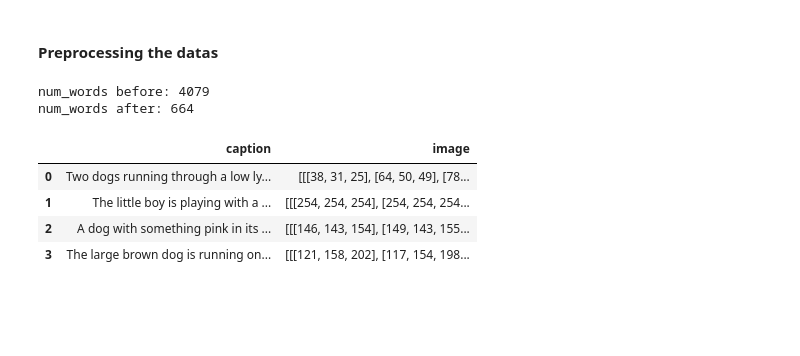
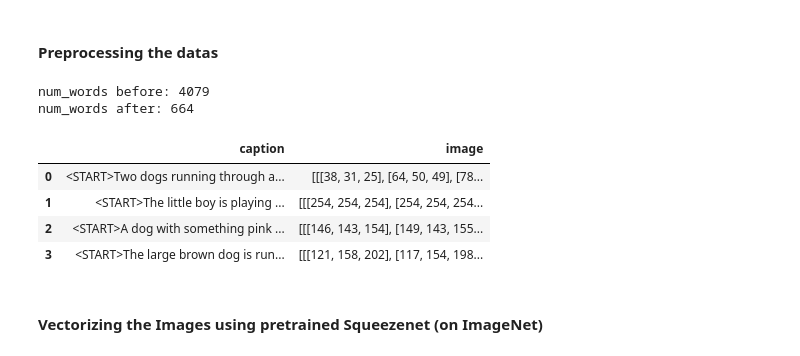
Before and after one commit to AminAlam/Image-Captioner, a Jupyter notebook: Image_Captioner.ipynb, the cells around one changed output. Drawn from its saved outputs; the diff is of its cells as text; code cells hidden in the pictures; blank space fills up the shorter version.

```diff
--- a/Image_Captioner.ipynb
+++ b/Image_Captioner.ipynb
@@ -18,7 +40,7 @@ with open('/content/drive/My Drive/Courses/DeepLearning/HW03/Q03/Datas/Flickr8k.
     lines = f.readlines()
 caption_dict = {}
 image_dict = {}
-for line in lines:
+for i, line in enumerate(lines):
   try:
     image_path = line.split('#')[0]
     caption = line.split('#')[1]
@@ -33,6 +55,12 @@ with open('/content/drive/My Drive/Courses/DeepLearning/HW03/Q03/Datas/caption_d
 
 with open('/content/drive/My Drive/Courses/DeepLearning/HW03/Q03/Datas/image_dict.pkl', 'wb') as f:
     pickle.dump(image_dict, f)  # save it
+# %%
+with open('/content/drive/My Drive/Courses/DeepLearning/HW03/Q03/Datas/caption_dict.pkl', 'rb') as f:
+    caption_dict = pickle.load(f) # load it
+
+with open('/content/drive/My Drive/Courses/DeepLearning/HW03/Q03/Datas/image_dict.pkl', 'rb') as f:
+    image_dict = pickle.load(f) # load it
 # %%
 # Train Datas
 with open('/content/drive/My Drive/Courses/DeepLearning/HW03/Q03/Datas/Flickr_8k.trainImages.txt') as f:
@@ -66,6 +97,3 @@ with open('/content/drive/My Drive/Courses/DeepLearning/HW03/Q03/Datas/datas.pkl
-# %%
-with open('/content/drive/My Drive/Courses/DeepLearning/HW03/Q03/Datas/datas.pkl', 'rb') as f:
-    datas = pickle.load(f) # load it
 # %%
 tok = spacy.load('en')
 def tokenize (text):
@@ -76,28 +104,31 @@ def tokenize (text):
 # %%
 # remove punctuation and numbers and unfrequent words
 datas_preprocessed = datas.copy()
 counts = Counter()
 for index, row in datas_preprocessed.iterrows():
     counts.update(tokenize(row['caption']))
 
 print("num_words before:",len(counts.keys()))
 for word in list(counts):
     if counts[word] < 10:
       datas_preprocessed['caption'] = datas_preprocessed['caption'].str.replace("\b{0}\b".format(word), '')
       del counts[word]
 
 punctuation = ['0', '1', '2', '3', '4', '5', '6', '7', '8', '9', '\t',"\n",'#','@','.',',','?','!',')', '(']
 for char in punctuation:
     datas_preprocessed['caption'] = datas_preprocessed['caption'].str.replace(char, '')
 
 print("num_words after:",len(counts.keys()))
-
+del datas
+del counts
+# adding <START> and <END> to the captions
+datas_preprocessed['caption'] = "<START>" + datas_preprocessed['caption'].astype(str) + "<END>"
 datas_preprocessed.head(4)
 # %% [output]
 num_words before: 4079
 num_words after: 664
 |  | caption | image |
-| 0 | Two dogs running through a low ly... | [[[38, 31, 25], [64, 50, 49], [78... |
-| 1 | The little boy is playing with a ... | [[[254, 254, 254], [254, 254, 254... |
-| 2 | A dog with something pink in its ... | [[[146, 143, 154], [149, 143, 155... |
-| 3 | The large brown dog is running on... | [[[121, 158, 202], [117, 154, 198... |
+| 0 | <START>Two dogs running through a... | [[[38, 31, 25], [64, 50, 49], [78... |
+| 1 | <START>The little boy is playing ... | [[[254, 254, 254], [254, 254, 254... |
+| 2 | <START>A dog with something pink ... | [[[146, 143, 154], [149, 143, 155... |
+| 3 | <START>The large brown dog is run... | [[[121, 158, 202], [117, 154, 198... |
@@ -103,0 +141,2 @@ num_words after: 664
+# %% [markdown]
+#### Vectorizing the Images using pretrained Squeezenet (on ImageNet)
```
Also changed, not shown: parts of 25 cells of this notebook.
